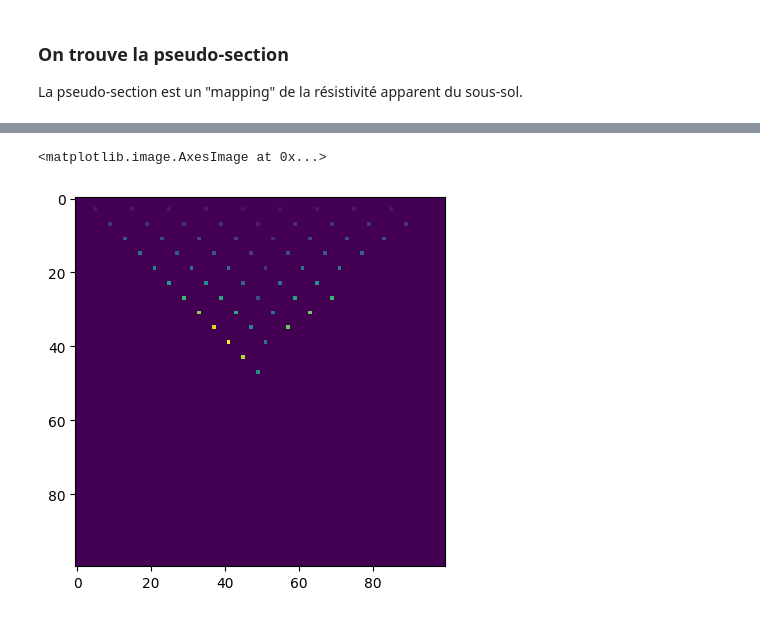
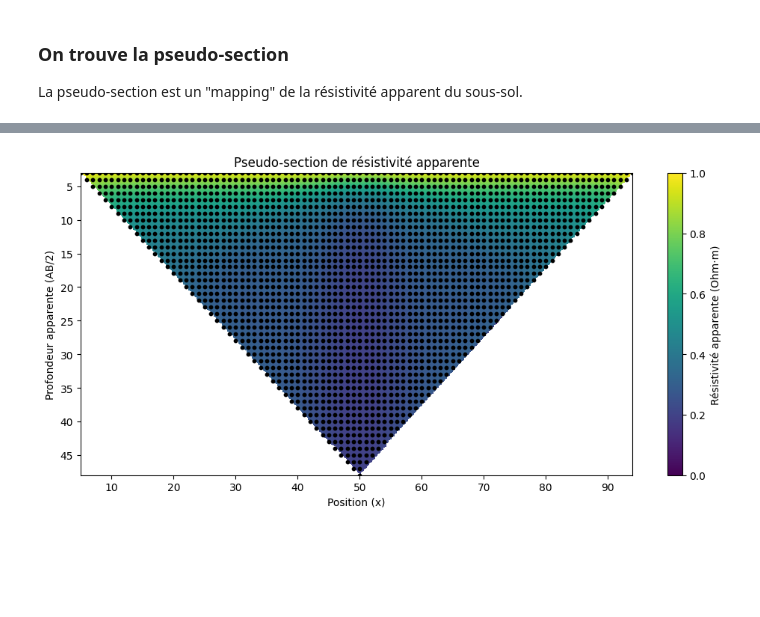
Before and after one commit to AlexandreChevrette/ProjetFinal_PhysiqueNumerique, a Jupyter notebook: Projet_physnum.ipynb, the cells around one changed output, grey strips where cells are left out. Cells and saved outputs as stored; diff of their text form; code cells hidden in the pictures; blank space fills up the shorter version.

Commit message:
optimisation pseudo-section

```diff
--- a/Projet_physnum.ipynb
+++ b/Projet_physnum.ipynb
@@ -32,7 +32,7 @@ sigma_init = np.ones((dim, dim))# np.random.uniform(low=1, high=10, size=(dim, d
 
 xx, yy = np.meshgrid(np.arange(dim), np.arange(dim), indexing='ij')
 
-sigma_init[(xx-90)**2 + (yy-50)**2 <= 5**2] = 1000
+sigma_init[(xx-85)**2 + (yy-50)**2 <= 10**2] = 1000
 
 
 # sigma_init[: 90, dim//2 - 50: dim//2 + 50] = 1000
@@ -40,8 +40,8 @@ sigma_init[(xx-90)**2 + (yy-50)**2 <= 5**2] = 1000
 pot_init = np.zeros((dim, dim))
 
 courant_init = np.zeros((dim, dim))
-courant_init[A[0]:dim, A[1]] = I
-courant_init[B[0]:dim, B[1]] = -I
+courant_init[A[0], A[1]] = I
+courant_init[B[0], B[1]] = -I
 
 plt.figure()
 plt.imshow(sigma_init, origin='lower')
@@ -103,7 +103,7 @@ def compute_error(V, V_k):
 def apply_bc(V, DIM):
     # conditions limites
     V[0, :] = 0
-    V[-1, :] = V[-2, :]
+    V[-1, :] = 0#V[-1, :] = V[-2, :]#
     V[:, 0] = V[:, 1]
     V[:, DIM-1] = V[:, DIM-2]
 
@@ -111,7 +111,7 @@ def apply_bc(V, DIM):
 @numba.njit(fastmath=True)
 def find_pot(V, Sigma, I, DIM, tol=1e-5, niter=1000000):
 
-    for it in range(niter):
+    for _ in range(niter):
 
         V_k = V.copy()
 
@@ -359,43 +359,45 @@ pseudo_section_array = pseudo_section(dim, sigma_init, I)
 # plt.show()
 x, z, rho_app = pseudo_section_array
 
-print(x, z, rho_app)
-pseudo = np.zeros((dim, dim))
 
-for idx, i in enumerate(x):
-    pseudo[z[idx], x[idx]] = rho_app[idx]
+# print(x, z, rho_app)
+# pseudo = np.zeros((dim, dim))
 
-plt.imshow(pseudo)
+# for idx, i in enumerate(x):
+#     pseudo[z[idx], x[idx]] = rho_app[idx]
 
-# from scipy.interpolate import griddata
+# plt.imshow(pseudo)
+# plt.colorbar()
 
-# # grille régulière
-# xi = np.linspace(x.min(), x.max(), 200)
-# zi = np.linspace(z.min(), z.max(), 200)
+from scipy.interpolate import griddata
 
-# XI, ZI = np.meshgrid(xi, zi)
+# grille régulière
+xi = np.linspace(x.min(), x.max(), 200)
+zi = np.linspace(z.min(), z.max(), 200)
 
-# # interpolation
-# RHOI = griddata((x, z), rho_app, (XI, ZI), method='cubic')
+XI, ZI = np.meshgrid(xi, zi)
 
-# plt.figure(figsize=(10, 5))
+# interpolation
+RHOI = griddata((x, z), rho_app, (XI, ZI), method='cubic')
 
-# # contour rempli
-# plt.contourf(XI, ZI, RHOI, levels=100)
-# # plt.imshow(RHOI, origin='lower')
+plt.figure(figsize=(10, 5))
 
-# # points de mesure (optionnel mais pro)
-# plt.scatter(x, z, c='k', s=10)
+# contour rempli
+plt.contourf(XI, ZI, RHOI, levels=100)
+# plt.imshow(RHOI, origin='lower')
 
-# plt.gca().invert_yaxis()  # profondeur vers le bas
+# points de mesure (optionnel mais pro)
+plt.scatter(x, z, c='k', s=10)
 
-# plt.xlabel("Position (x)")
-# plt.ylabel("Profondeur apparente (AB/2)")
+plt.gca().invert_yaxis()  # profondeur vers le bas
 
-# plt.title("Pseudo-section de résistivité apparente")
+plt.xlabel("Position (x)")
+plt.ylabel("Profondeur apparente (AB/2)")
 
-# plt.colorbar(label="Résistivité apparente (Ohm·m)")
+plt.title("Pseudo-section de résistivité apparente")
 
-# plt.tight_layout()
-# plt.show()
+plt.colorbar(label="Résistivité apparente (Ohm·m)")
+
+plt.tight_layout()
+plt.show()
 # %% [output]
@@ -418,2 +404 @@ plt.imshow(pseudo)
-<matplotlib.image.AxesImage at 0x...>
-[figure, old version]
+[figure, new version]
```
Also changed, not shown: parts of 7 cells of this notebook.
